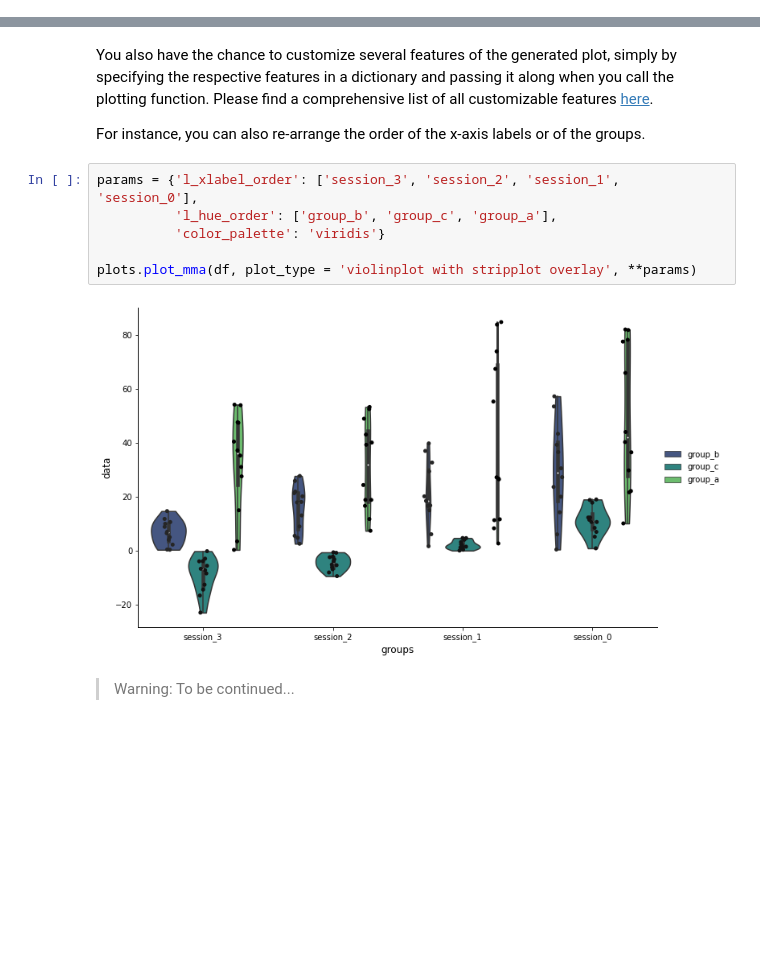
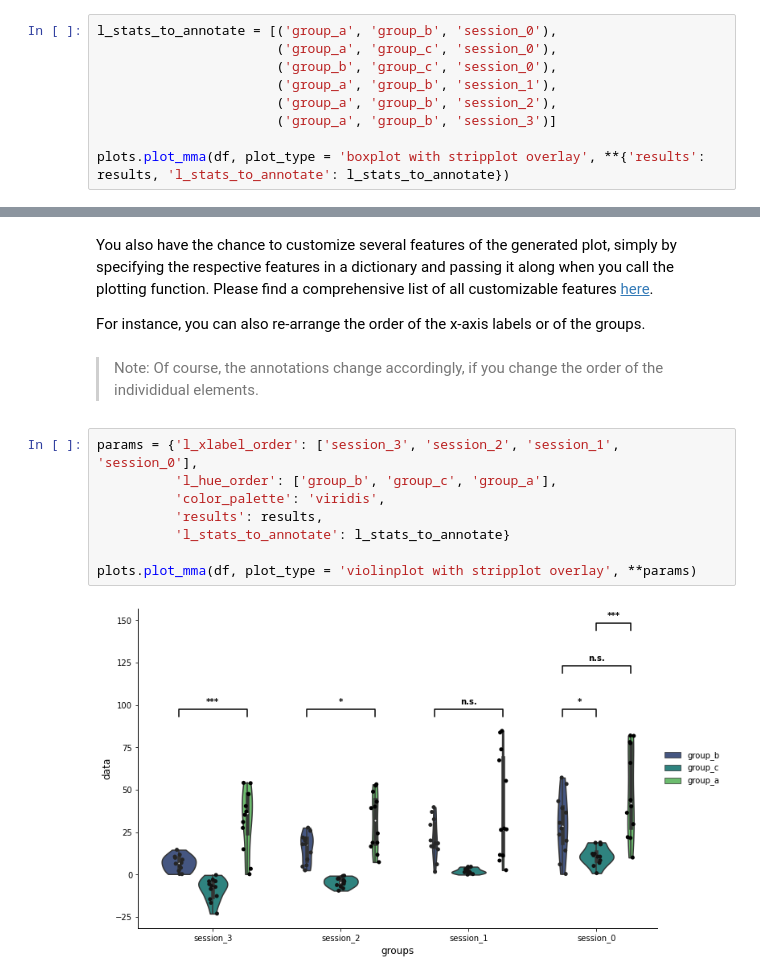
Before and after one commit to Defense-Circuits-Lab/stats_n_plots, a Jupyter notebook: 03_api_tutorial.ipynb, the cells around one changed output, grey strips where cells are left out. Cells and saved outputs as stored; diff of their text form; blank space fills up the shorter version.

Commit message:
implement annotations in API, release pip v0.1.1

```diff
--- a/03_api_tutorial.ipynb
+++ b/03_api_tutorial.ipynb
@@ -312,0 +382,9 @@ plots.plot_mma(df, plot_type = 'boxplot with stripplot overlay')
+# %%
+l_stats_to_annotate = [('group_a', 'group_b', 'session_0'),
+                       ('group_a', 'group_c', 'session_0'),
+                       ('group_b', 'group_c', 'session_0'),
+                       ('group_a', 'group_b', 'session_1'),
+                       ('group_a', 'group_b', 'session_2'),
+                       ('group_a', 'group_b', 'session_3')]
+
+plots.plot_mma(df, plot_type = 'boxplot with stripplot overlay', **{'results': results, 'l_stats_to_annotate': l_stats_to_annotate})
@@ -316,13 +402,15 @@ plots.plot_mma(df, plot_type = 'boxplot with stripplot overlay')
 You also have the chance to customize several features of the generated plot, simply by specifying the respective features in a dictionary and passing it along when you call the plotting function. Please find a comprehensive list of all customizable features [here](https://dsegebarth.github.io/dcl_stats_n_plots/plots.html#Customizable-features).
 
 For instance, you can also re-arrange the order of the x-axis labels or of the groups.
+# %% [markdown]
+> Note: Of course, the annotations change accordingly, if you change the order of the individidual elements.
 # %%
 params = {'l_xlabel_order': ['session_3', 'session_2', 'session_1', 'session_0'],
           'l_hue_order': ['group_b', 'group_c', 'group_a'],
-          'color_palette': 'viridis'}
+          'color_palette': 'viridis',
+          'results': results,
+          'l_stats_to_annotate': l_stats_to_annotate}
 
 plots.plot_mma(df, plot_type = 'violinplot with stripplot overlay', **params)
 # %% [output]
-[figure, old version]
+[figure, new version]
-# %% [markdown]
-> Warning: To be continued...
```
Also changed, not shown: parts of 25 cells of this notebook, 11 other files.
